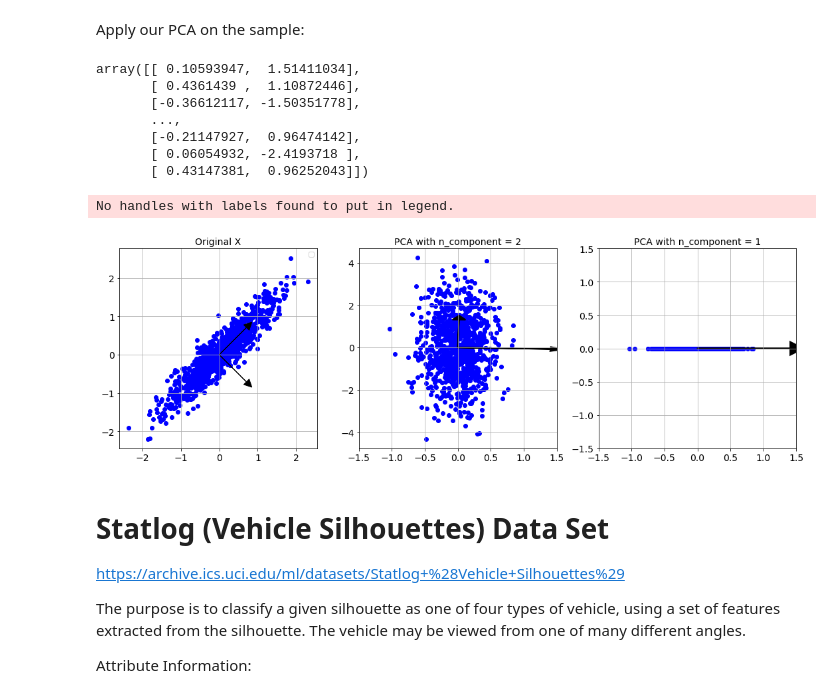
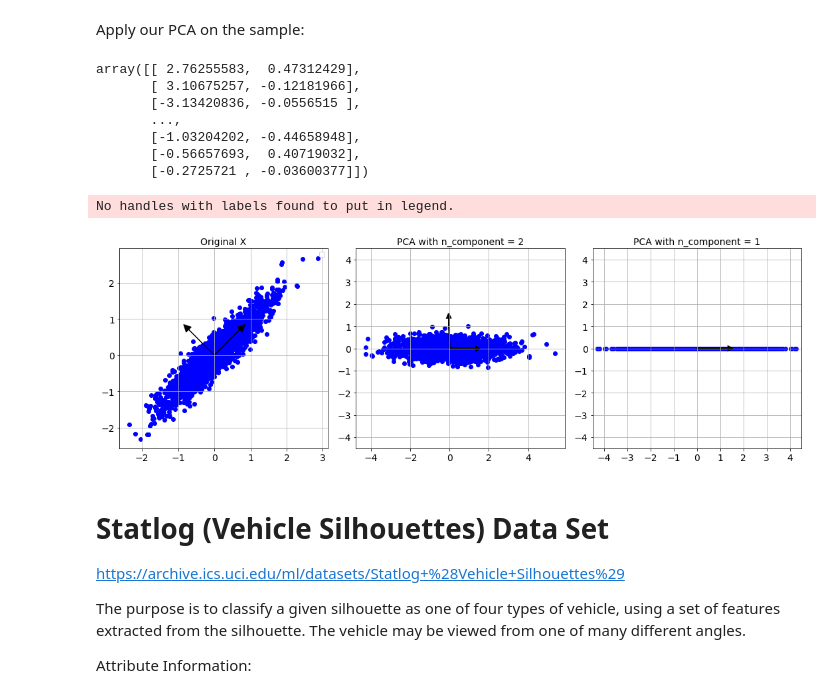
Before and after one commit to shestakoff/hse_se_ml, a Jupyter notebook: 2019/s8-pca/seminar8-pca.ipynb, the cells around one changed output. Cells and saved outputs as stored; diff of their text form; code cells hidden in the pictures.

```diff
--- a/2019/s8-pca/seminar8-pca.ipynb
+++ b/2019/s8-pca/seminar8-pca.ipynb
@@ -17,7 +17,7 @@ Let's generate a simple toy sample and will use it to consider how PCA works.
 from sklearn import datasets
 
 # Generate 2D Gaussian distribution
-n_samples = 1000
+n_samples = 2000
 X, y = datasets.make_blobs(n_samples=n_samples, random_state=42, centers=[[0, 0]])
 
 # Apply coordiantes transformation
@@ -201,6 +201,7 @@ class MyPCA(object):
 
         # Find eigenvalues and eigenvectors
         self.eig_vals, self.eig_vecs = np.linalg.eig(C)
+        self.eig_vecs = self.eig_vecs.T
 
         # Sort eigenvalues
         sorted_indeces = self.eig_vals.argsort()[::-1]
@@ -247,13 +248,13 @@ X_pca = pca.transform(X)
 # %%
 X_pca
 # %% [output]
-array([[ 0.10593947,  1.51411034],
-       [ 0.4361439 ,  1.10872446],
-       [-0.36612117, -1.50351778],
+array([[ 2.76255583,  0.47312429],
+       [ 3.10675257, -0.12181966],
+       [-3.13420836, -0.0556515 ],
        ...,
-       [-0.21147927,  0.96474142],
-       [ 0.06054932, -2.4193718 ],
-       [ 0.43147381,  0.96252043]])
+       [-1.03204202, -0.44658948],
+       [-0.56657693,  0.40719032],
+       [-0.2725721 , -0.03600377]])
 # %%
 pca_1 = MyPCA(n_components=1)
 pca_1.fit(X)
@@ -277,37 +278,37 @@ plt.grid(b=1)
 plt.legend(loc='best')
 
 
 # Plot for PCA with n_components=2
 plt.subplot(1, 3, 2)
 plt.scatter(X_pca_2[:, 0], X_pca_2[:, 1], color='b')
 for vector in pca_2.transform(pca_2.eig_vecs):
     plt.arrow(0, 0, vector[0], vector[1], head_width=0.2, head_length=0.2, fc='k', ec='k', linewidth=2)
 plt.title("PCA with n_component = 2", size=14)
 plt.xticks(size=14)
 plt.yticks(size=14)
-plt.xlim(-1.5, 1.5)
+plt.ylim(-4.5, 4.5)
 plt.grid(b=1)
 
 
 # Plot for PCA with n_components=1
 plt.subplot(1, 3, 3)
 plt.scatter(X_pca_1[:, 0], [0]*len(X_pca_1), color='b')
 for vector in pca_1.transform(pca_1.eig_vecs):
     if vector[0] <= 0.5: continue
     plt.arrow(0, 0, vector[0], 0, head_width=0.2, head_length=0.2, fc='k', ec='k', linewidth=2)
 plt.title("PCA with n_component = 1", size=14)
 plt.xticks(size=14)
 plt.yticks(size=14)
-plt.xlim(-1.5, 1.5)
-plt.ylim(-1.5, 1.5)
+plt.xlim(-4.5, 4.5)
+plt.ylim(-4.5, 4.5)
 plt.grid(b=1)
 
 
 plt.tight_layout()
 plt.show()
 # %% [output]
 No handles with labels found to put in legend.
-[figure, old version]
+[figure, new version]
 # %% [markdown]
 # Statlog (Vehicle Silhouettes) Data Set
 https://archive.ics.uci.edu/ml/datasets/Statlog+%28Vehicle+Silhouettes%29
```
Also changed, not shown: parts of 3 cells of this notebook.
